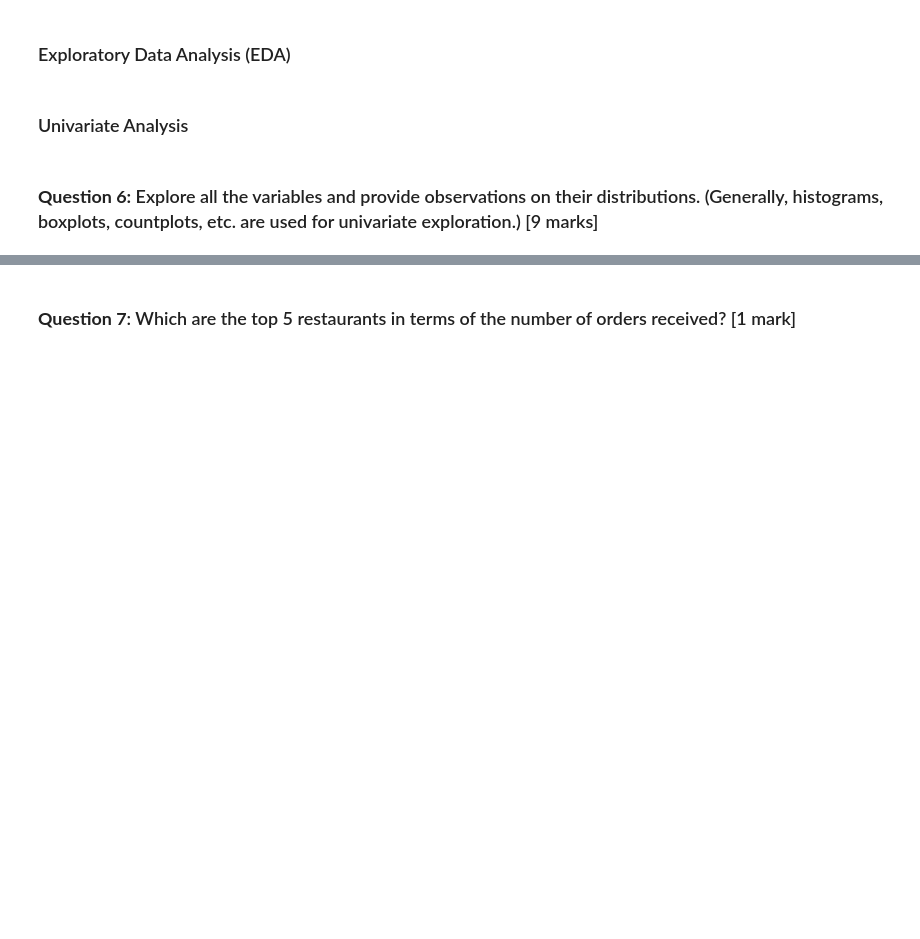
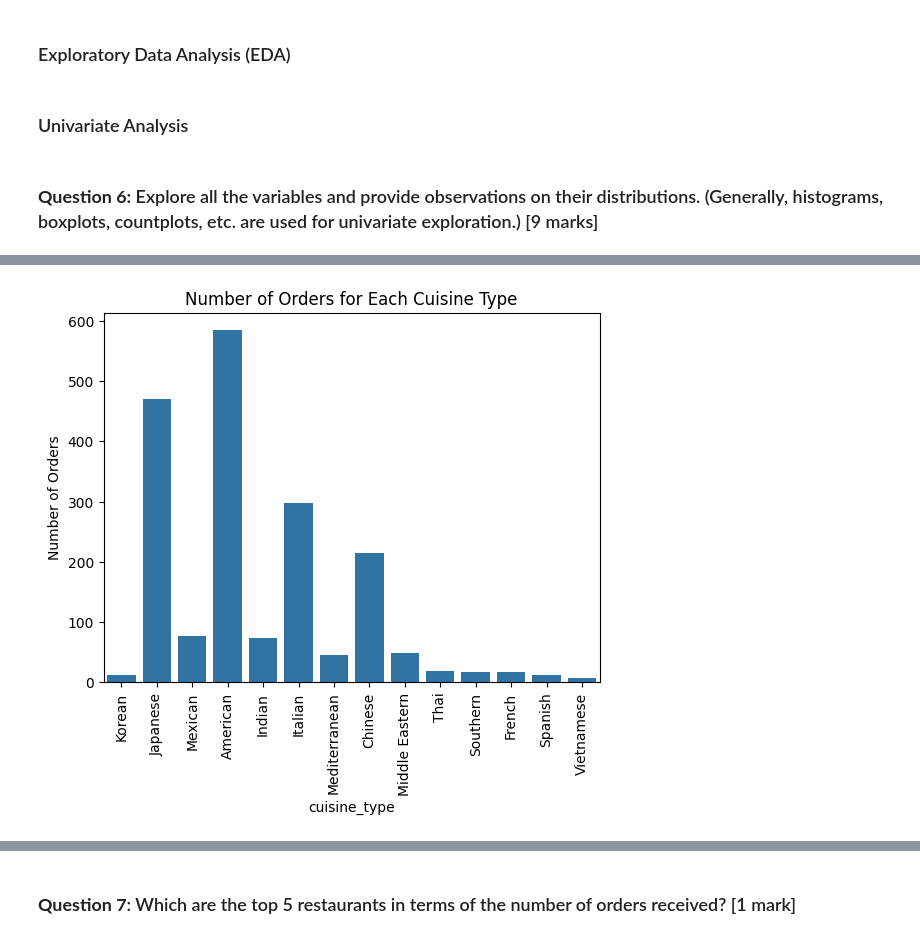
Before and after one commit to elijahcw/MIT_Data_Science_Course, a Jupyter notebook: Exercises/FDS_Project_LearnerNotebook_FullCode.ipynb, the cells around one changed output, grey strips where cells are left out. Cells and saved outputs as stored; diff of their text form; code cells hidden in the pictures; blank space fills up the shorter version.

```diff
--- a/Exercises/FDS_Project_LearnerNotebook_FullCode.ipynb
+++ b/Exercises/FDS_Project_LearnerNotebook_FullCode.ipynb
@@ -198,0 +210,9 @@ Average Food Preparation Time:  27 minutes
+# %%
+# Plot number of orders for each restaurant
+sns.countplot(x='cuisine_type', data=data)
+plt.title('Number of Orders for Each Cuisine Type')
+plt.ylabel('Number of Orders')
+plt.xticks(rotation=90)
+plt.show()
+# %% [output]
+[figure, added]
```
Also changed, not shown: parts of 40 cells of this notebook, 2 other files.
